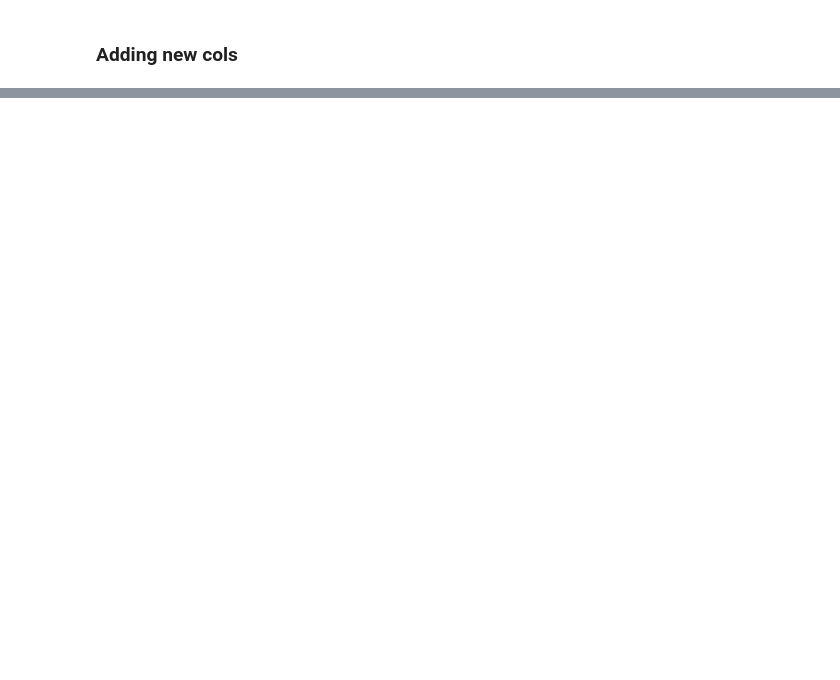
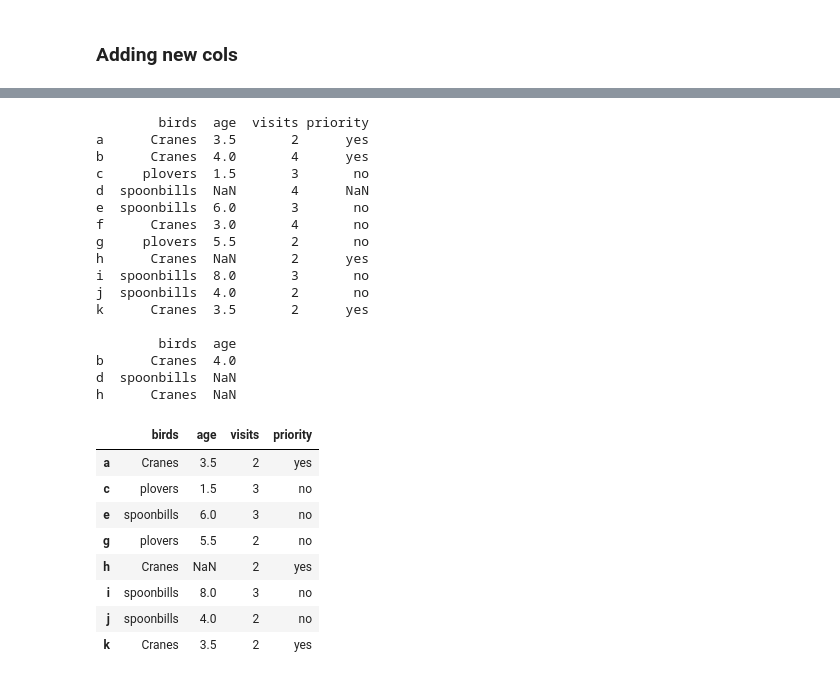
Before and after one commit to prince-raj07/Data-Science, a Jupyter notebook: python/Code/lec-17.ipynb, the cells around one changed output, grey strips where cells are left out. Cells and saved outputs as stored; diff of their text form; code cells hidden in the pictures; blank space fills up the shorter version.

```diff
--- a/python/Code/lec-17.ipynb
+++ b/python/Code/lec-17.ipynb
@@ -703,0 +799,18 @@ TypeError: 'float' object is not subscriptable
+# %%
+## Basic DataFrame
+
+import numpy as np
+import pandas as pd
+
+datas = {'birds': ['Cranes', 'Cranes', 'plovers', 'spoonbills', 'spoonbills', 'Cranes', 'plovers', 'Cranes', 'spoonbills', 'spoonbills', 'Cranes'],
+        'age': [3.5, 4, 1.5, np.nan, 6, 3, 5.5, np.nan, 8, 4, 3.5], 'visits': [2, 4, 3, 4, 3, 4, 2, 2, 3, 2, 2],
+        'priority': ['yes', 'yes', 'no', np.nan, 'no', 'no', 'no', 'yes', 'no', 'no','yes']}
+
+labels = ['a', 'b', 'c', 'd', 'e', 'f', 'g', 'h', 'i', 'j', 'k']
+# %%
+#1
+
+birds  = pd.DataFrame(datas,index=labels)
+print(birds)
+
+birds.iloc[::2]
@@ -703,0 +837,34 @@ TypeError: 'float' object is not subscriptable
+# %%
+#2
+print(birds)
+print()
+print(birds[['birds','age']].iloc[[1,3,7]])
+
+birds[birds['visits'] < 4]
+# %% [output]
+        birds  age  visits priority
+a      Cranes  3.5       2      yes
+b      Cranes  4.0       4      yes
+c     plovers  1.5       3       no
+d  spoonbills  NaN       4      NaN
+e  spoonbills  6.0       3       no
+f      Cranes  3.0       4       no
+g     plovers  5.5       2       no
+h      Cranes  NaN       2      yes
+i  spoonbills  8.0       3       no
+j  spoonbills  4.0       2       no
+k      Cranes  3.5       2      yes
+
+        birds  age
+b      Cranes  4.0
+d  spoonbills  NaN
+h      Cranes  NaN
+|  | birds | age | visits | priority |
+| a | Cranes | 3.5 | 2 | yes |
+| c | plovers | 1.5 | 3 | no |
+| e | spoonbills | 6.0 | 3 | no |
+| g | plovers | 5.5 | 2 | no |
+| h | Cranes | NaN | 2 | yes |
+| i | spoonbills | 8.0 | 3 | no |
+| j | spoonbills | 4.0 | 2 | no |
+| k | Cranes | 3.5 | 2 | yes |
```
Also changed, not shown: parts of 23 cells of this notebook, 2 other files.
